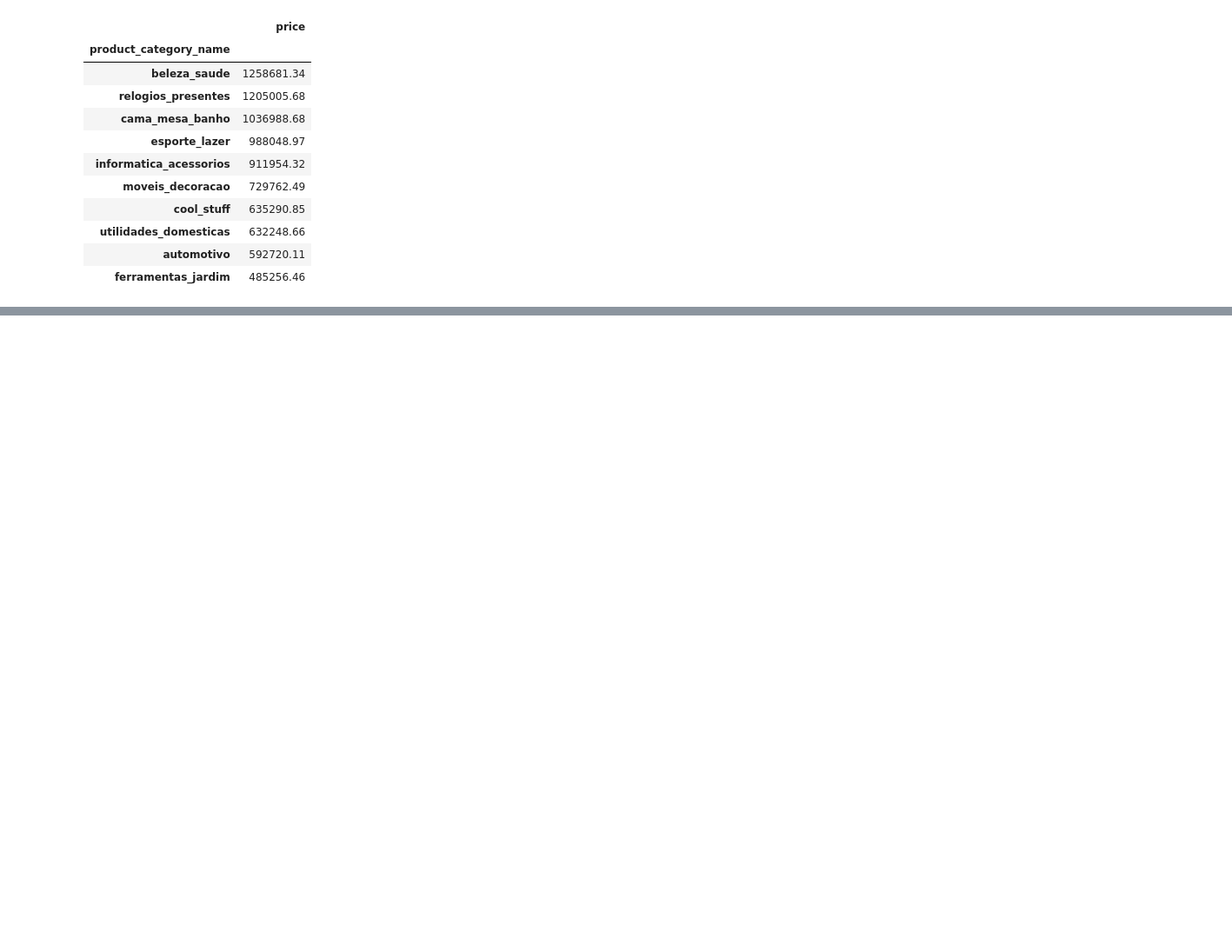
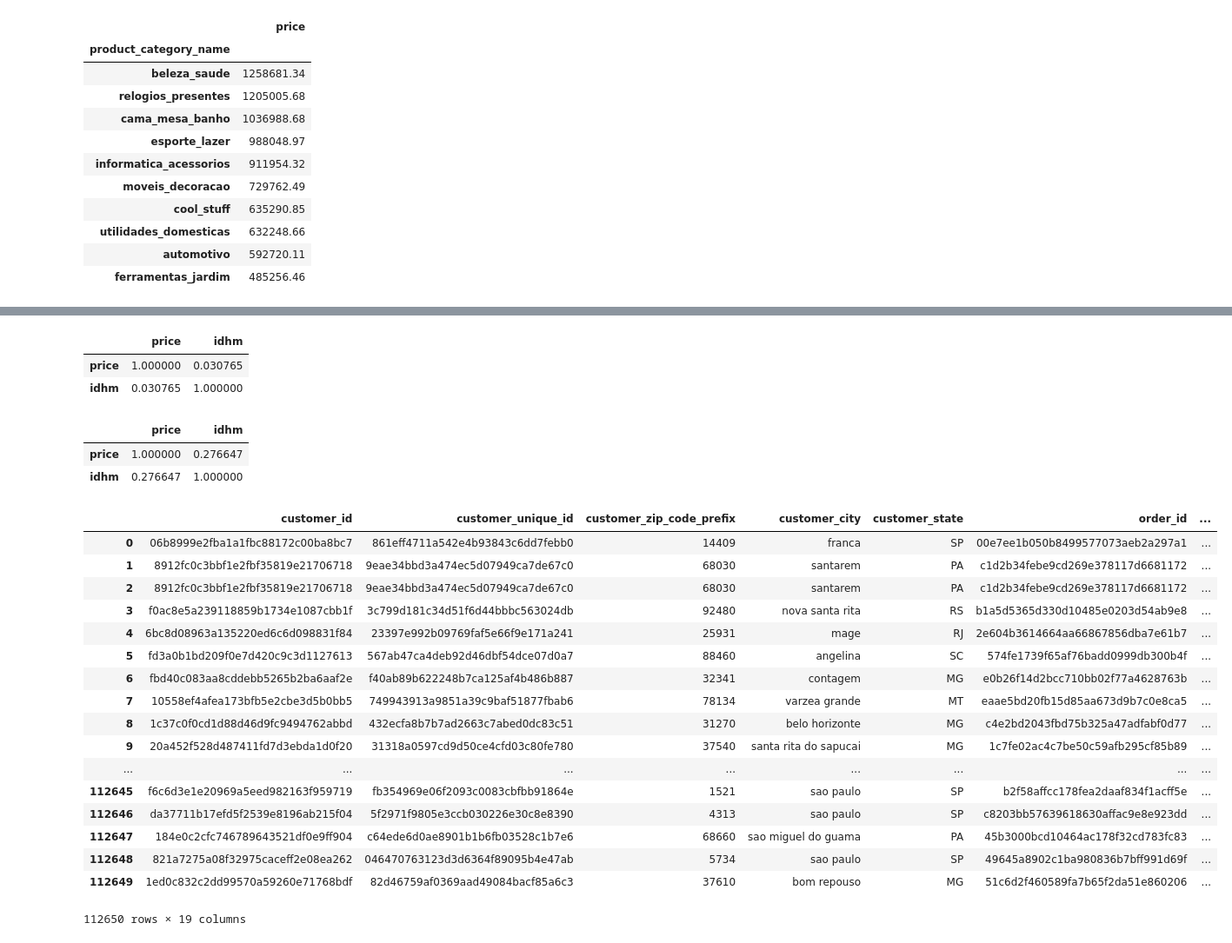
Before and after one commit to alvaroqueiroz/PCS5031-EDA, a Jupyter notebook: main.ipynb, the cells around one changed output, grey strips where cells are left out. Shown: that part at 87% size. Cells and saved outputs as stored; diff of their text form; code cells hidden in the pictures; blank space fills up the shorter version.

```diff
--- a/main.ipynb
+++ b/main.ipynb
@@ -102,0 +142,33 @@ df[['product_category_name', 'price']].groupby(by='product_category_name').sum()
+# %%
+tab1.corr()
+# %% [output]
+|  | price | idhm |
+| price | 1.000000 | 0.030765 |
+| idhm | 0.030765 | 1.000000 |
+# %%
+tab2.corr()
+# %% [output]
+|  | price | idhm |
+| price | 1.000000 | 0.276647 |
+| idhm | 0.276647 | 1.000000 |
+# %%
+df
+# %% [output]
+|  | customer_id | customer_unique_id | customer_zip_code_prefix | customer_city | customer_state | order_id | ... |
+| 0 | 06b8999e2fba1a1fbc88172c00ba8bc7 | 861eff4711a542e4b93843c6dd7febb0 | 14409 | franca | SP | 00e7ee1b050b8499577073aeb2a297a1 | ... |
+| 1 | 8912fc0c3bbf1e2fbf35819e21706718 | 9eae34bbd3a474ec5d07949ca7de67c0 | 68030 | santarem | PA | c1d2b34febe9cd269e378117d6681172 | ... |
+| 2 | 8912fc0c3bbf1e2fbf35819e21706718 | 9eae34bbd3a474ec5d07949ca7de67c0 | 68030 | santarem | PA | c1d2b34febe9cd269e378117d6681172 | ... |
+| 3 | f0ac8e5a239118859b1734e1087cbb1f | 3c799d181c34d51f6d44bbbc563024db | 92480 | nova santa rita | RS | b1a5d5365d330d10485e0203d54ab9e8 | ... |
+| 4 | 6bc8d08963a135220ed6c6d098831f84 | 23397e992b09769faf5e66f9e171a241 | 25931 | mage | RJ | 2e604b3614664aa66867856dba7e61b7 | ... |
+| 5 | fd3a0b1bd209f0e7d420c9c3d1127613 | 567ab47ca4deb92d46dbf54dce07d0a7 | 88460 | angelina | SC | 574fe1739f65af76badd0999db300b4f | ... |
+| 6 | fbd40c083aa8cddebb5265b2ba6aaf2e | f40ab89b622248b7ca125af4b486b887 | 32341 | contagem | MG | e0b26f14d2bcc710bb02f77a4628763b | ... |
+| 7 | 10558ef4afea173bfb5e2cbe3d5b0bb5 | 749943913a9851a39c9baf51877fbab6 | 78134 | varzea grande | MT | eaae5bd20fb15d85aa673d9b7c0e8ca5 | ... |
+| 8 | 1c37c0f0cd1d88d46d9fc9494762abbd | 432ecfa8b7b7ad2663c7abed0dc83c51 | 31270 | belo horizonte | MG | c4e2bd2043fbd75b325a47adfabf0d77 | ... |
+| 9 | 20a452f528d487411fd7d3ebda1d0f20 | 31318a0597cd9d50ce4cfd03c80fe780 | 37540 | santa rita do sapucai | MG | 1c7fe02ac4c7be50c59afb295cf85b89 | ... |
+| ... | ... | ... | ... | ... | ... | ... | ... |
+| 112645 | f6c6d3e1e20969a5eed982163f959719 | fb354969e06f2093c0083cbfbb91864e | 1521 | sao paulo | SP | b2f58affcc178fea2daaf834f1acff5e | ... |
+| 112646 | da37711b17efd5f2539e8196ab215f04 | 5f2971f9805e3ccb030226e30c8e8390 | 4313 | sao paulo | SP | c8203bb57639618630affac9e8e923dd | ... |
+| 112647 | 184e0c2cfc746789643521df0e9ff904 | c64ede6d0ae8901b1b6fb03528c1b7e6 | 68660 | sao miguel do guama | PA | 45b3000bcd10464ac178f32cd783fc83 | ... |
+| 112648 | 821a7275a08f32975caceff2e08ea262 | 046470763123d3d6364f89095b4e47ab | 5734 | sao paulo | SP | 49645a8902c1ba980836b7bff991d69f | ... |
+| 112649 | 1ed0c832c2dd99570a59260e71768bdf | 82d46759af0369aad49084bacf85a6c3 | 37610 | bom repouso | MG | 51c6d2f460589fa7b65f2da51e860206 | ... |
+112650 rows × 19 columns
```
Also changed, not shown: parts of 11 cells of this notebook.
